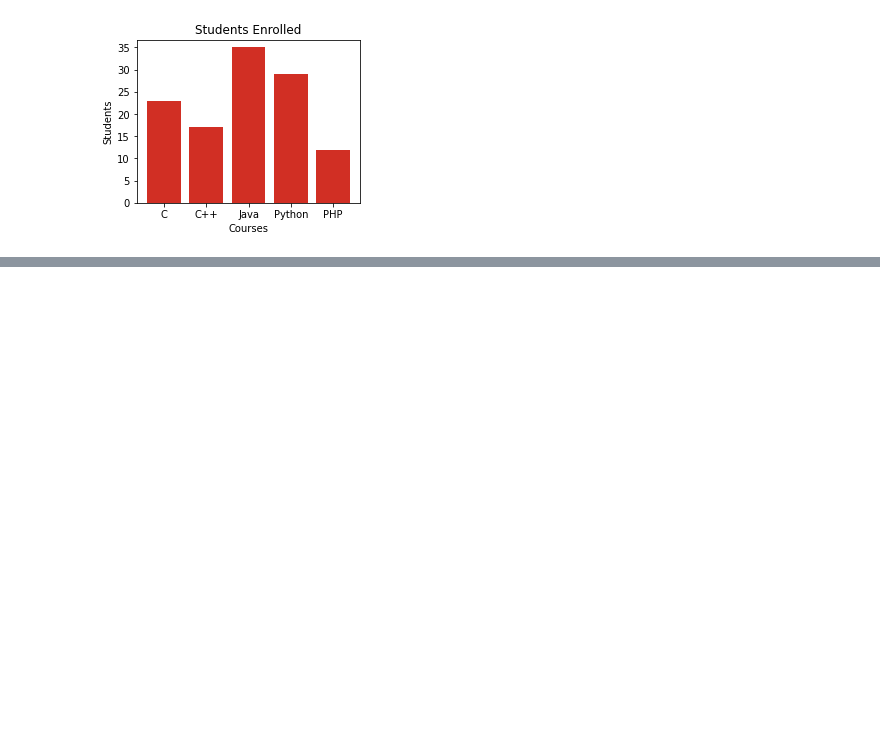
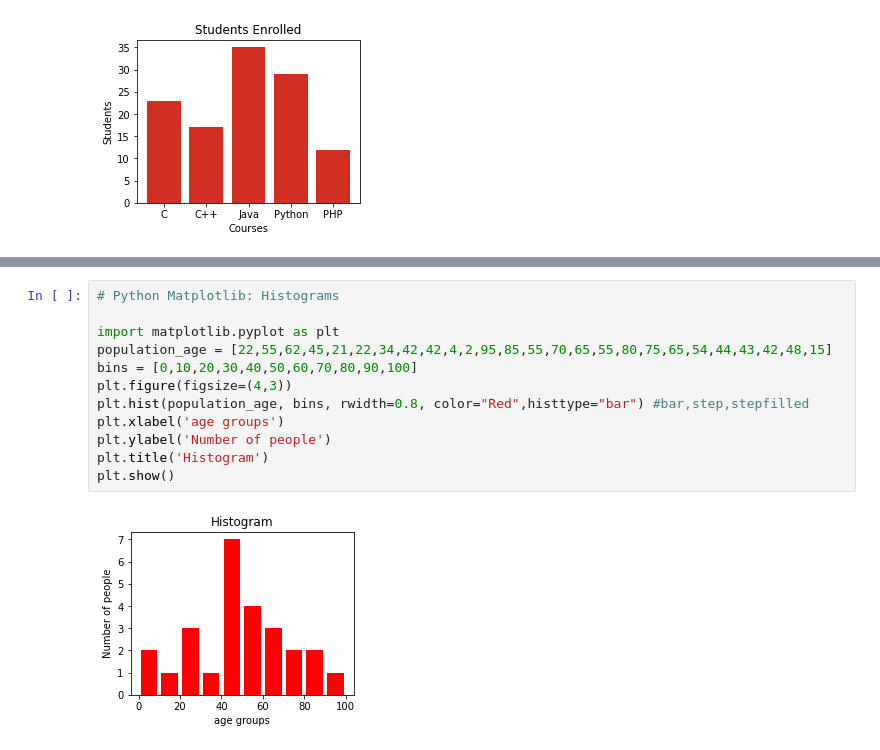
Before and after one commit to sanazjamloo/data-science-with-python, a Jupyter notebook: Matplotlib.ipynb, the cells around one changed output, grey strips where cells are left out. Drawn from its saved outputs; the diff is of its cells as text; blank space fills up the shorter version.

```diff
--- a/Matplotlib.ipynb
+++ b/Matplotlib.ipynb
@@ -70,0 +81,14 @@ import numpy as np
+# %%
+# Python Matplotlib: Histograms
+
+import matplotlib.pyplot as plt
+population_age = [22,55,62,45,21,22,34,42,42,4,2,95,85,55,70,65,55,80,75,65,54,44,43,42,48,15]
+bins = [0,10,20,30,40,50,60,70,80,90,100]
+plt.figure(figsize=(4,3))
+plt.hist(population_age, bins, rwidth=0.8, color="Red",histtype="bar") #bar,step,stepfilled
+plt.xlabel('age groups')
+plt.ylabel('Number of people')
+plt.title('Histogram')
+plt.show()
+# %% [output]
+[figure, added]
```
Also changed, not shown: parts of 11 cells of this notebook, 1 other file.
